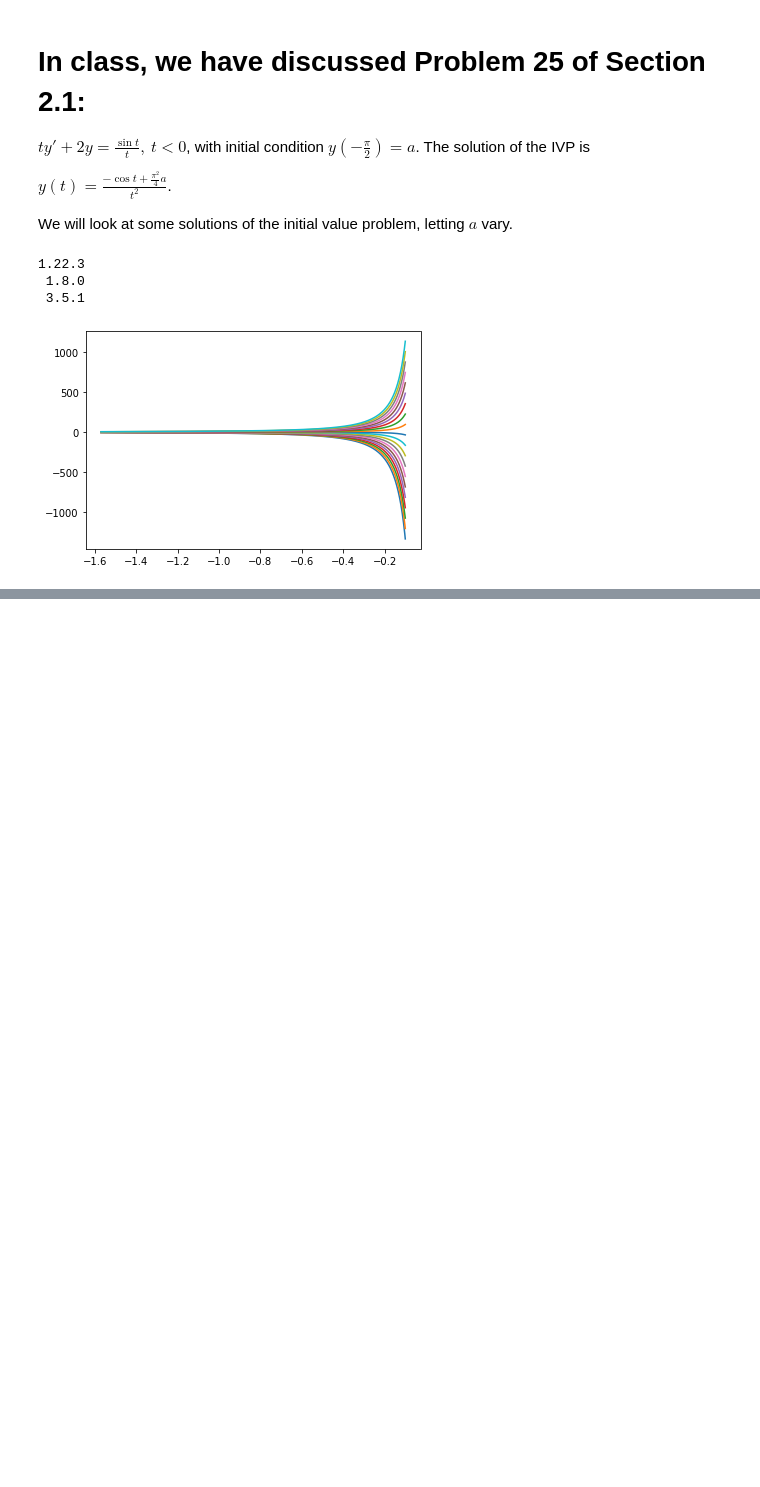
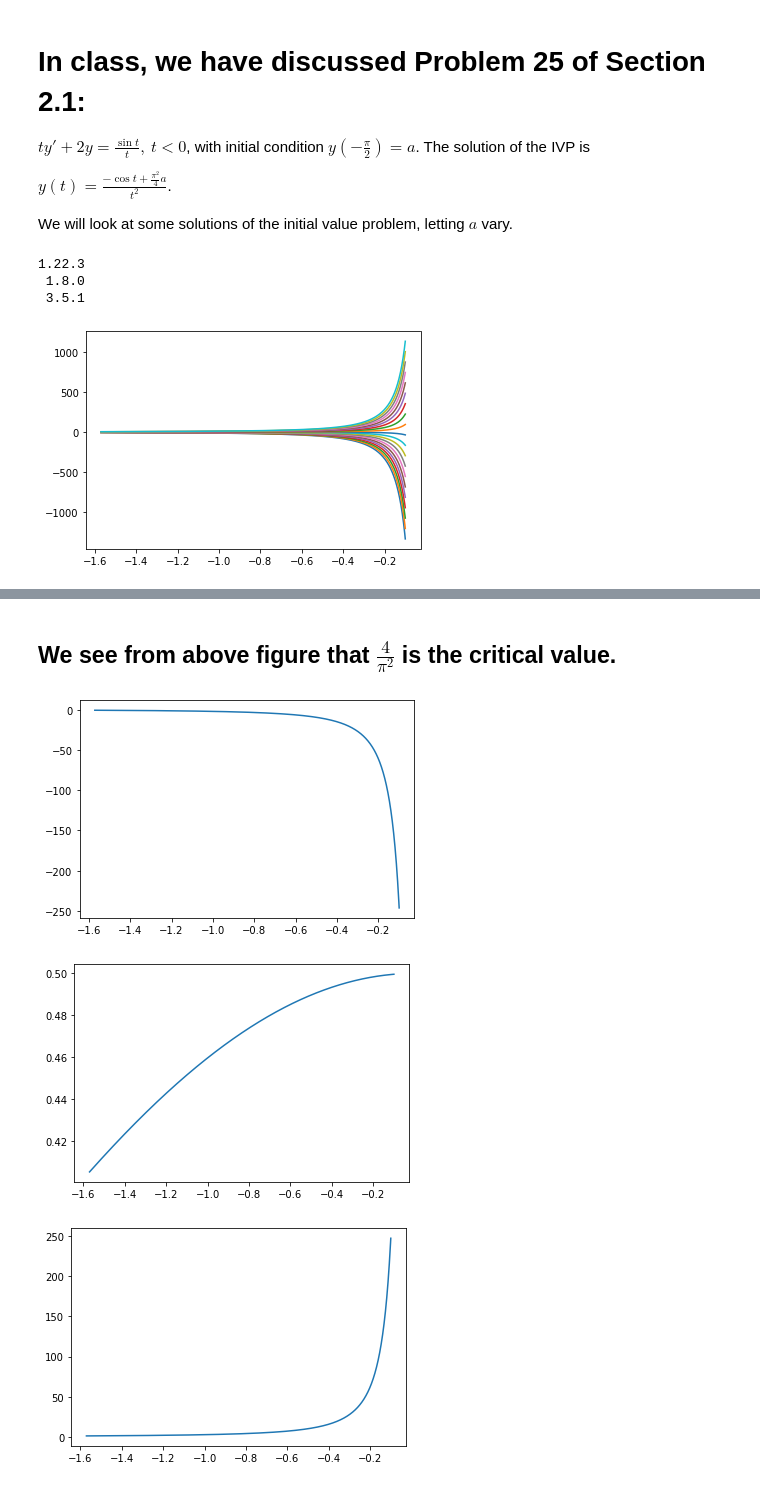
Before and after one commit to yajuna/tmath307, a Jupyter notebook: In_class_demo/Section2_1Problem25.ipynb, the cells around one changed output, grey strips where cells are left out. Cells and saved outputs as stored; diff of their text form; code cells hidden in the pictures; blank space fills up the shorter version.

```diff
--- a/In_class_demo/Section2_1Problem25.ipynb
+++ b/In_class_demo/Section2_1Problem25.ipynb
@@ -40,0 +56,11 @@ plt.show()
+# %% [markdown]
+## We see from above figure that $\frac{4}{\pi^2}$ is the critical value.
+# %%
+for sol in solution1:
+    plt.plot(t, sol)
+
+    plt.show()
+# %% [output]
+[figure, added]
+[figure, added]
+[figure, added]
```
Also changed, not shown: parts of 4 cells of this notebook.
